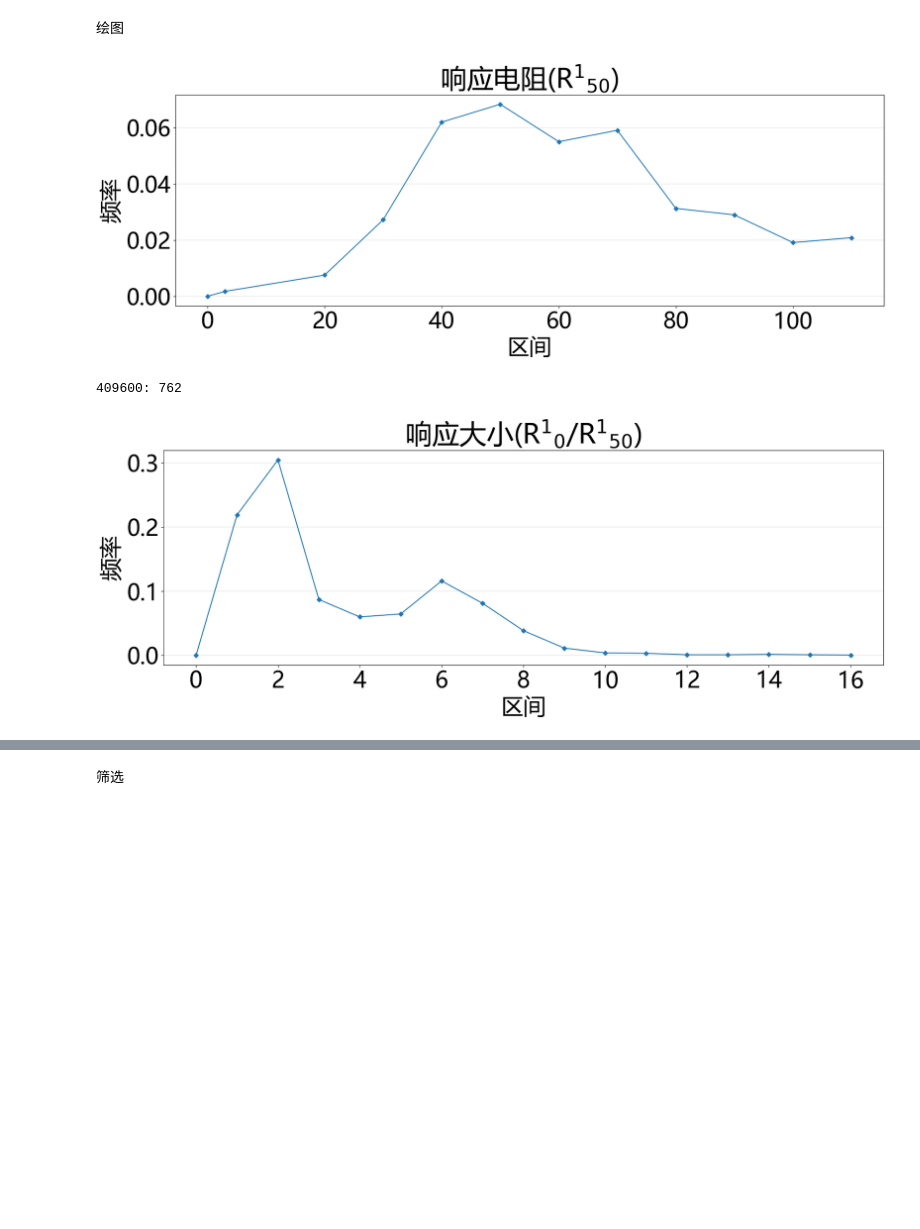
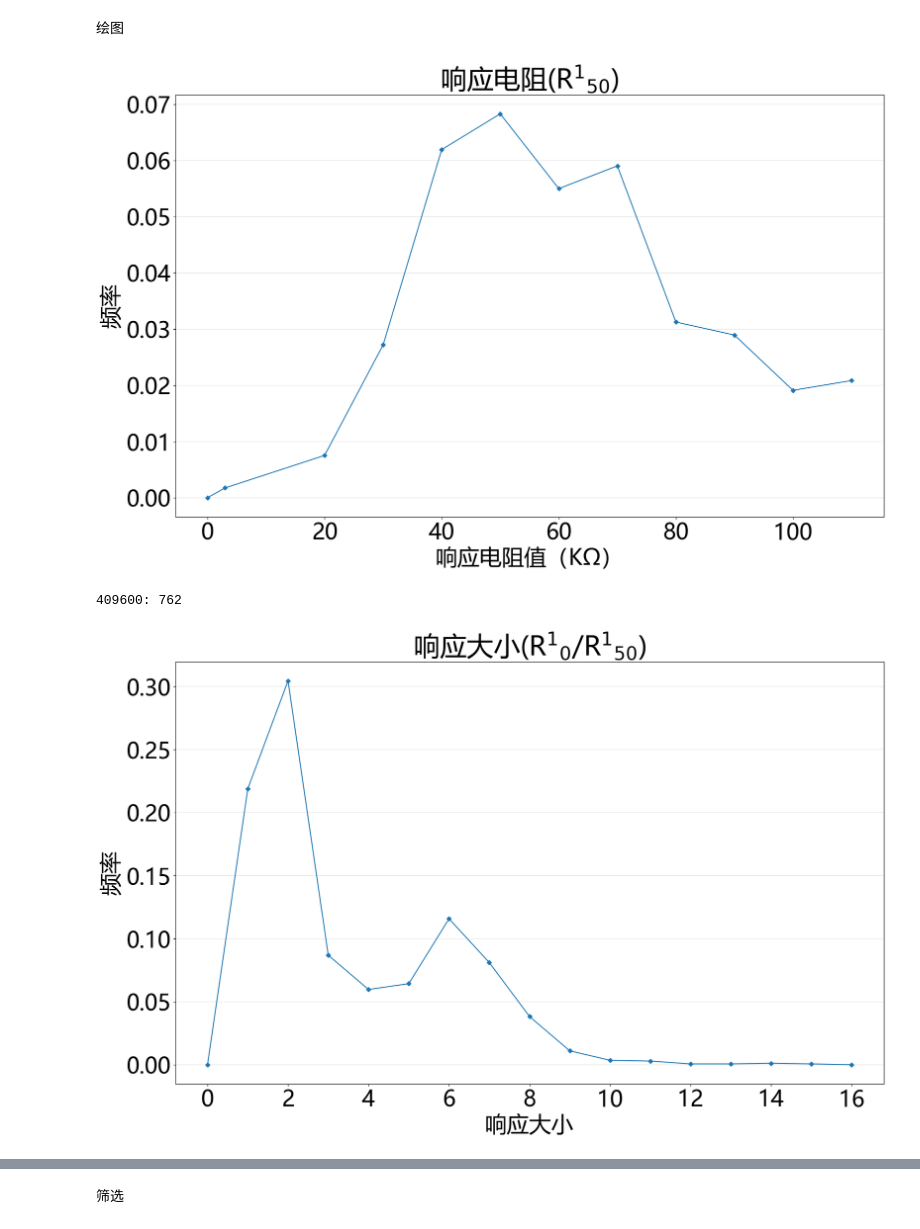
Before and after one commit to lomvix/microchip_data, a Jupyter notebook: 2th_dataprocessing_TVOC.ipynb, the cells around one changed output, grey strips where cells are left out. Drawn from its saved outputs; the diff is of its cells as text; code cells hidden in the pictures; blank space fills up the shorter version.

```diff
--- a/2th_dataprocessing_TVOC.ipynb
+++ b/2th_dataprocessing_TVOC.ipynb
@@ -166,9 +166,9 @@ if data_total.columns.__len__()==8:
 # %%
 plt.rcParams['font.sans-serif'] = ['Microsoft YaHei']
 plt.rcParams["font.size"] =35
-plt.figure(figsize=(20, 6))
+plt.figure(figsize=(20,12))
 plt.title("响应电阻(R$^{1}$$_{50}$)")
-plt.xlabel("区间")
+plt.xlabel("响应电阻值（KΩ）")
 plt.ylabel("频率")
 plt.grid( axis='y', linewidth=0.3)
 plt.plot(x_1, y_1 ,marker='D', markersize=5)
@@ -177,62 +177,62 @@ plt.show()
 
 print("409600:",pd.cut(response_resistance,bins=response_resistance_x).value_counts(sort=False).values[-1])
 
-plt.figure(figsize=(20, 6))
+plt.figure(figsize=(20, 12))
 plt.title("响应大小(R$^{1}$$_{0}$/R$^{1}$$_{50}$)")
-plt.xlabel("区间")
+plt.xlabel("响应大小")
 plt.ylabel("频率")
 plt.grid( axis='y', linewidth=0.3)
 plt.plot(x_2, y_2, marker='D', markersize=5)
 plt.savefig('响应大小.png')
 plt.show()
 
-plt.figure(figsize=(20, 6))
+plt.figure(figsize=(20, 12))
 plt.title("区分度(R$^{1}$$_{50}$/R$_{80}$)")
-plt.xlabel("区间")
+plt.xlabel("区分度")
 plt.ylabel("频率")
 plt.grid( axis='y', linewidth=0.3)
 plt.plot(x_3, y_3, marker='D', markersize=5)
 plt.savefig('区分度.png')
 plt.show()
 
-plt.figure(figsize=(20, 6))
+plt.figure(figsize=(20, 12))
 plt.title("响应稳定性(R$^{2}$$_{50}$/R$^{1}$$_{50}$)")
-plt.xlabel("区间")
+plt.xlabel("响应稳定性")
 plt.ylabel("频率")
 plt.grid( axis='y', linewidth=0.3)
 plt.plot(x_4, y_4, marker='D', markersize=5)
 plt.savefig('响应稳定性.png')
 plt.show()
 
-plt.figure(figsize=(20, 6))
+plt.figure(figsize=(20, 12))
 plt.title("恢复程度(R$_{53}$/R$^{1}$$_{0}$)")
-plt.xlabel("区间")
+plt.xlabel("恢复程度")
 plt.ylabel("频率")
 plt.grid( axis='y', linewidth=0.3)
 plt.plot(x_5, y_5, marker='D', markersize=5)
 plt.savefig('恢复程度.png')
 plt.show()
 
 plt.figure(figsize=(20, 6))
 plt.title("基线偏差[(R$^{1}$$_{0}$-R$^{2}$$_{0}$)/R$^{1}$$_{0}$]")
-plt.xlabel("区间")
+plt.xlabel("基线偏差")
 plt.ylabel("频率")
 plt.grid( axis='y', linewidth=0.3)
 plt.plot(x_6, y_6, marker='D', markersize=5)
 plt.savefig('基线偏差.png')
 plt.show()
 
 if data_total.columns.__len__()==8:
     plt.title("大浓度区分度值(R$_{200}$/R$_{100}$)")
-    plt.xlabel("区间")
+    plt.xlabel("大浓度区分度值")
     plt.ylabel("频率")
     plt.grid( axis='y', linewidth=0.3)
     plt.plot(x_7, y_7, marker='D', markersize=5)
     plt.savefig('大浓度区分度值.png')
     plt.show()
 
 plt.close()
 # %% [output]
-[figure, old version]
+[figure, new version]
 409600: 762
-[figure, old version]
+[figure, new version]
```
Also changed, not shown: parts of 5 cells of this notebook, 1 other file.
